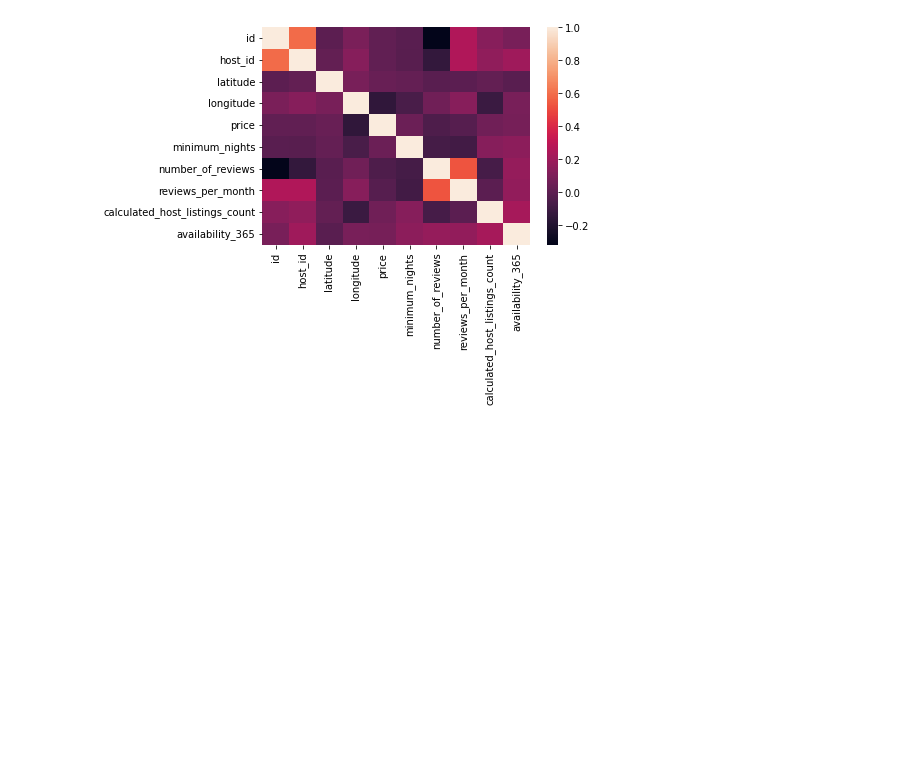
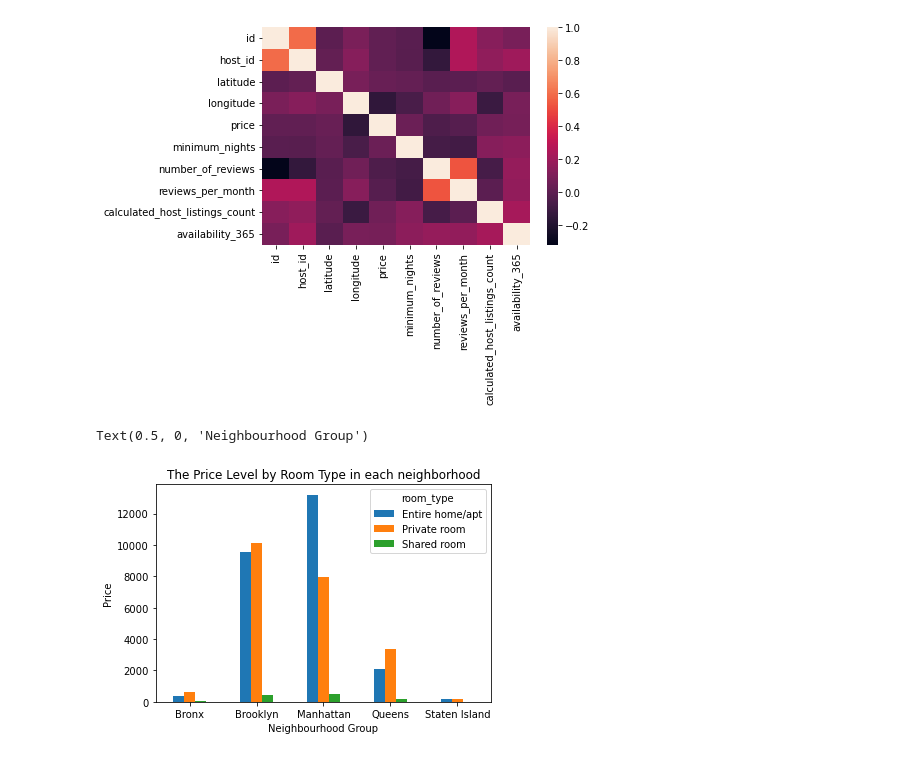
Before and after one commit to csridlen/eco395m-project-2, a Jupyter notebook: code/analysis_visualizations.ipynb, the cells around one changed output. Drawn from its saved outputs; the diff is of its cells as text; code cells hidden in the pictures; blank space fills up the shorter version.

Commit message:
Adding Bar Chart on Price Level by Room Type in Each Neighborhood

```diff
--- a/code/analysis_visualizations.ipynb
+++ b/code/analysis_visualizations.ipynb
@@ -106,3 +106,17 @@ sns.heatmap(data.corr())
 # %% [output]
 <AxesSubplot:>
 [figure]
+# %%
+neighborhood_counts = (
+    data.groupby(["neighbourhood_group", "room_type"])["neighbourhood_group"]
+    .size()
+    .unstack(fill_value=0)
+)
+# %%
+neighborhood_counts.plot.bar(rot=0)
+plt.title("The Price Level by Room Type in each neighborhood")
+plt.ylabel("Price")
+plt.xlabel("Neighbourhood Group")
+# %% [output]
+Text(0.5, 0, 'Neighbourhood Group')
+[figure, added]
```
